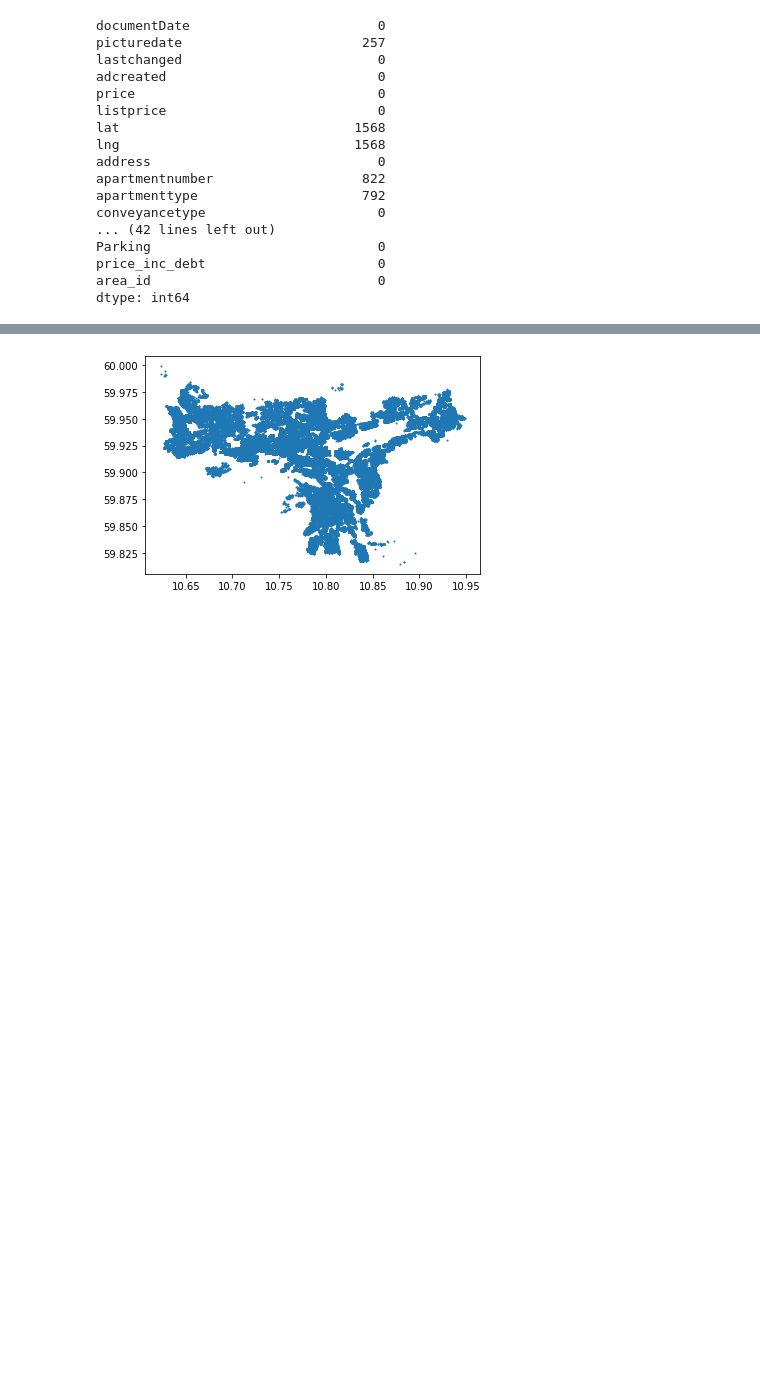
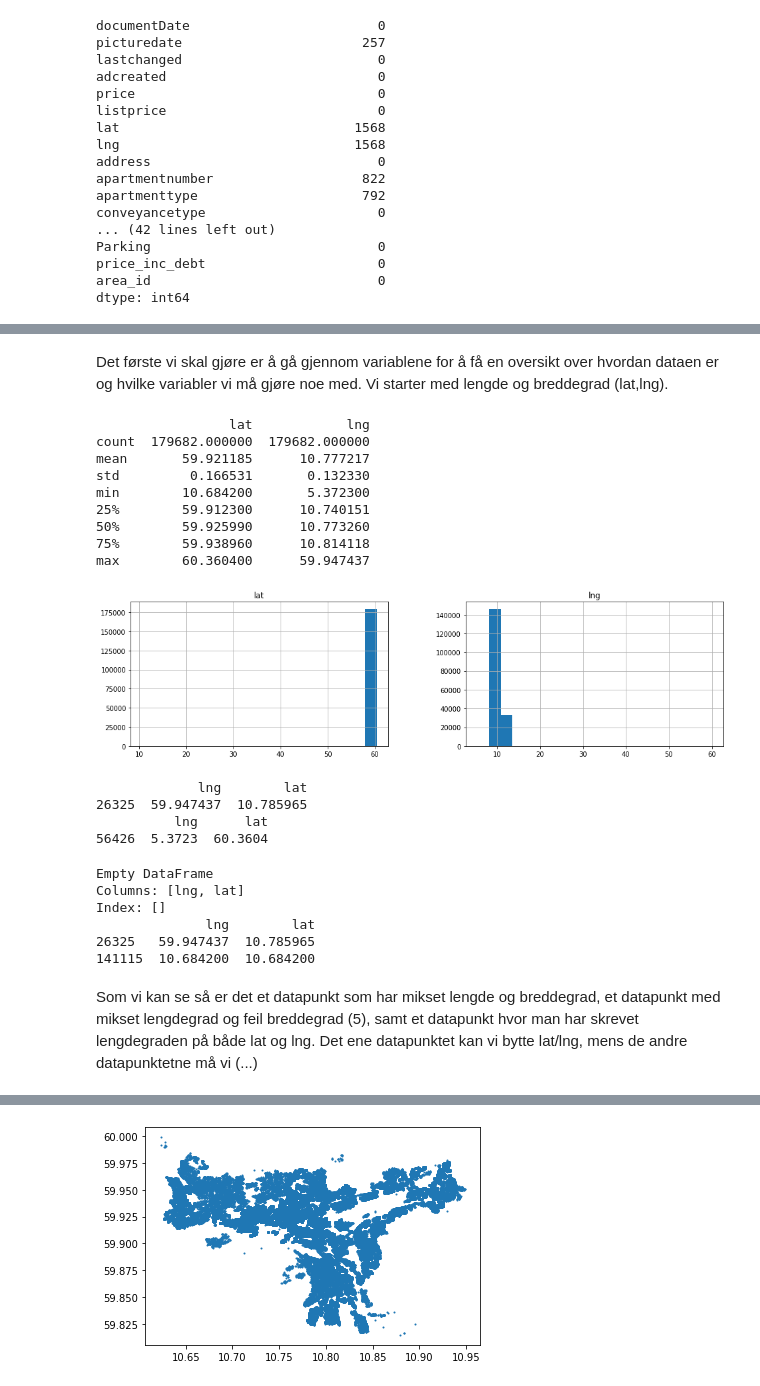
Before and after one commit to smmogen/BOABachelor, a Jupyter notebook: Jupyter/Eiendomsdata.ipynb, the cells around one changed output, grey strips where cells are left out. Cells and saved outputs as stored; diff of their text form; code cells hidden in the pictures; blank space fills up the shorter version.

```diff
--- a/Jupyter/Eiendomsdata.ipynb
+++ b/Jupyter/Eiendomsdata.ipynb
@@ -87,0 +71,40 @@ df.loc[df['buildyear']<=10]
+# %% [markdown]
+Det første vi skal gjøre er å gå gjennom variablene for å få en oversikt over hvordan dataen er og hvilke variabler vi må gjøre noe med. Vi starter med lengde og breddegrad (lat,lng).
+# %%
+#Printer litt info om lat/lng variablene, samt histogram.
+print(df[["lat","lng"]].describe())
+df[['lat',"lng"]].hist(bins=20,figsize=(16,4))
+plt.show()
+# %% [output]
+                 lat            lng
+count  179682.000000  179682.000000
+mean       59.921185      10.777217
+std         0.166531       0.132330
+min        10.684200       5.372300
+25%        59.912300      10.740151
+50%        59.925990      10.773260
+75%        59.938960      10.814118
+max        60.360400      59.947437
+[figure, added]
+# %%
+#Printer alle variabler med 8 < lng < 12
+print(df.loc[df['lng']>=12, ['lng','lat']])
+print(df.loc[df['lng']<=8, ['lng','lat']])
+# %% [output]
+             lng        lat
+26325  59.947437  10.785965
+          lng      lat
+56426  5.3723  60.3604
+# %%
+#Printer alle variabler med 58 < lat < 62
+print(df.loc[df['lat']>=62, ['lng','lat']])
+print(df.loc[df['lat']<=58, ['lng','lat']])
+# %% [output]
+Empty DataFrame
+Columns: [lng, lat]
+Index: []
+              lng        lat
+26325   59.947437  10.785965
+141115  10.684200  10.684200
+# %% [markdown]
+Som vi kan se så er det et datapunkt som har mikset lengde og breddegrad, et datapunkt med mikset lengdegrad og feil breddegrad (5), samt et datapunkt hvor man har skrevet lengdegraden på både lat og lng. Det ene datapunktet kan vi bytte lat/lng, mens de andre datapunktetne må vi (...)
```
Also changed, not shown: parts of 7 cells of this notebook, 1 other file.
